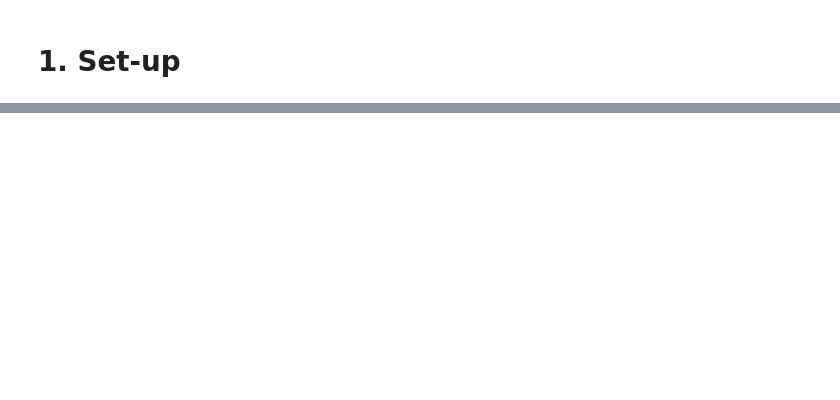
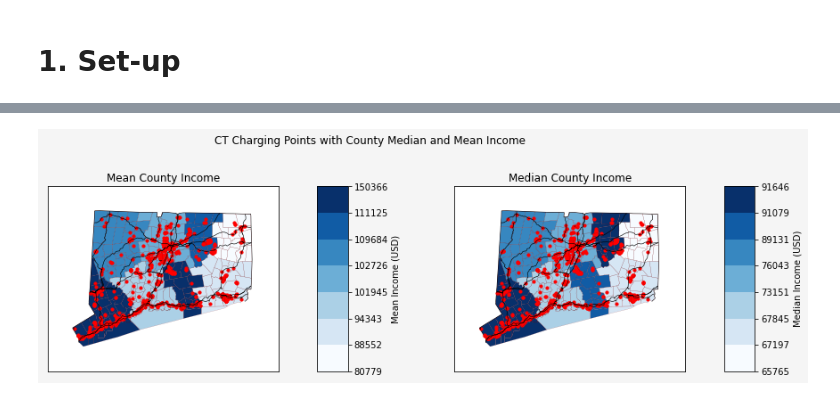
Before and after one commit to rajanoureddine/ctdot-tobin-yse, a Jupyter notebook: states_plotting.ipynb, the cells around one changed output, grey strips where cells are left out. Cells and saved outputs as stored; diff of their text form; code cells hidden in the pictures; blank space fills up the shorter version.

```diff
--- a/states_plotting.ipynb
+++ b/states_plotting.ipynb
@@ -165,0 +235,9 @@ roads_in_CT.plot(ax=ax_states, color = "darkblue")
+# %%
+# Now join the census data to the counties
+census_data_s1901 = pd.read_csv(INPUT_FILEPATH/ "S1901_CT.csv")
+# %%
+# Convert the shapefile countyfp to numeric
+counties_shapefile["COUNTYFP"] = pd.to_numeric(counties_shapefile["COUNTYFP"])
+# %%
+# Join the data
+ct_counties_joined = counties_shapefile.merge(census_data_s1901, left_on = "COUNTYFP", right_on = "county")
@@ -165,0 +246,84 @@ roads_in_CT.plot(ax=ax_states, color = "darkblue")
+# %%
+# Map
+# Plot these
+# Create figure and axes
+fig, axs = plt.subplots(nrows=1, ncols= 2, figsize = (15,5), facecolor = 'whitesmoke')
+
+# Create separate axes for colorbars
+caxs = [None, None]
+
+# Create a title
+fig.suptitle("CT Charging Points with County Median and Mean Income", x= 0.5, y = 0.95)
+
+def create_axis(index, metric):
+    ax = axs[index]
+    caxs[index] = make_axes_locatable(ax)
+    cax = caxs[index].append_axes("right", size = "10%", pad = "0%")
+
+    # Divide
+    # divider = make_axes_locatable(ax)
+    # cax = divider.append_axes("bottom", size = "4%", pad = 0)
+
+    # Set axes sizes
+    ax.set_title(f"{metric} County Income")
+    ax.set_ylim(40.75, 42.25)
+    ax.set_xlim(-74, -71.5)
+    ax.set_yticklabels([])
+    ax.set_xticklabels([])
+    ax.set_yticks([])
+    ax.set_xticks([])
+    ax.set_xmargin(0)
+    ax.set_ymargin(0)
+
+    # Create a colormap
+    cmap = plt.cm.Blues
+    norm = colors.BoundaryNorm(sorted(ct_counties_joined[metric].unique()), cmap.N)
+
+    # Plot state and points
+    # Plot state boundaries
+    ct_gdf_2.plot(ax=ax,
+                  cax=cax,
+                  color = 'lightblue',
+                  edgecolor = 'black')
+
+    # Plot the counties
+    # Legend_kwds are passed to a matplotlib.pyplot.colorbar() object, so they must match those
+    # Found here: https://matplotlib.org/stable/api/_as_gen/matplotlib.pyplot.colorbar.html
+    ct_counties_joined.plot(ax=ax,
+                            column = metric,
+                            cax=cax,
+                            cmap = cmap, norm=norm, legend = True,
+                            legend_kwds={"label": f"{metric} Income (USD)",
+                                        "pad" : 0,
+                                        "orientation" : "vertical"})
+    # Plot DCFC points
+    afdc_plot = data_df_geo.plot(ax=ax, cax=cax,
+                    color = 'red',
+                    markersize =10,
+                    label = "EV Charging Points")
+
+    # Plot county subdivisions
+    counties_sub_plot = counties_shapefile.plot(ax=ax, cax=cax,
+                        edgecolor = 'darkred',
+                        facecolor = 'none',
+                        linewidth = 0.1)
+
+
+    # Plot state routes
+    # state_routes_plot = state_routes.plot(ax=ax, color = 'black', linewidth = 0.25, label = "State Routes")
+
+    # Plot local roads
+    # local_roads_plot = local_roads.plot(ax=ax, color = 'darkblue', linewidth = 0.1, label = "Local Roads")
+
+    # Plot interstates and US routes
+    interstates_plot = interstates.plot(ax=ax, cax=cax, color ='black', linewidth = 0.6, label = "Interstates")
+
+create_axis(0, "Mean")
+create_axis(1, "Median")
+
+# Set the figure title
+# plt.title("CT Charging Stations with Mean and Median Income")
+
+plt.show()
+# %% [output]
+[figure, added]
```
Also changed, not shown: parts of 72 cells of this notebook, 3 other files.
